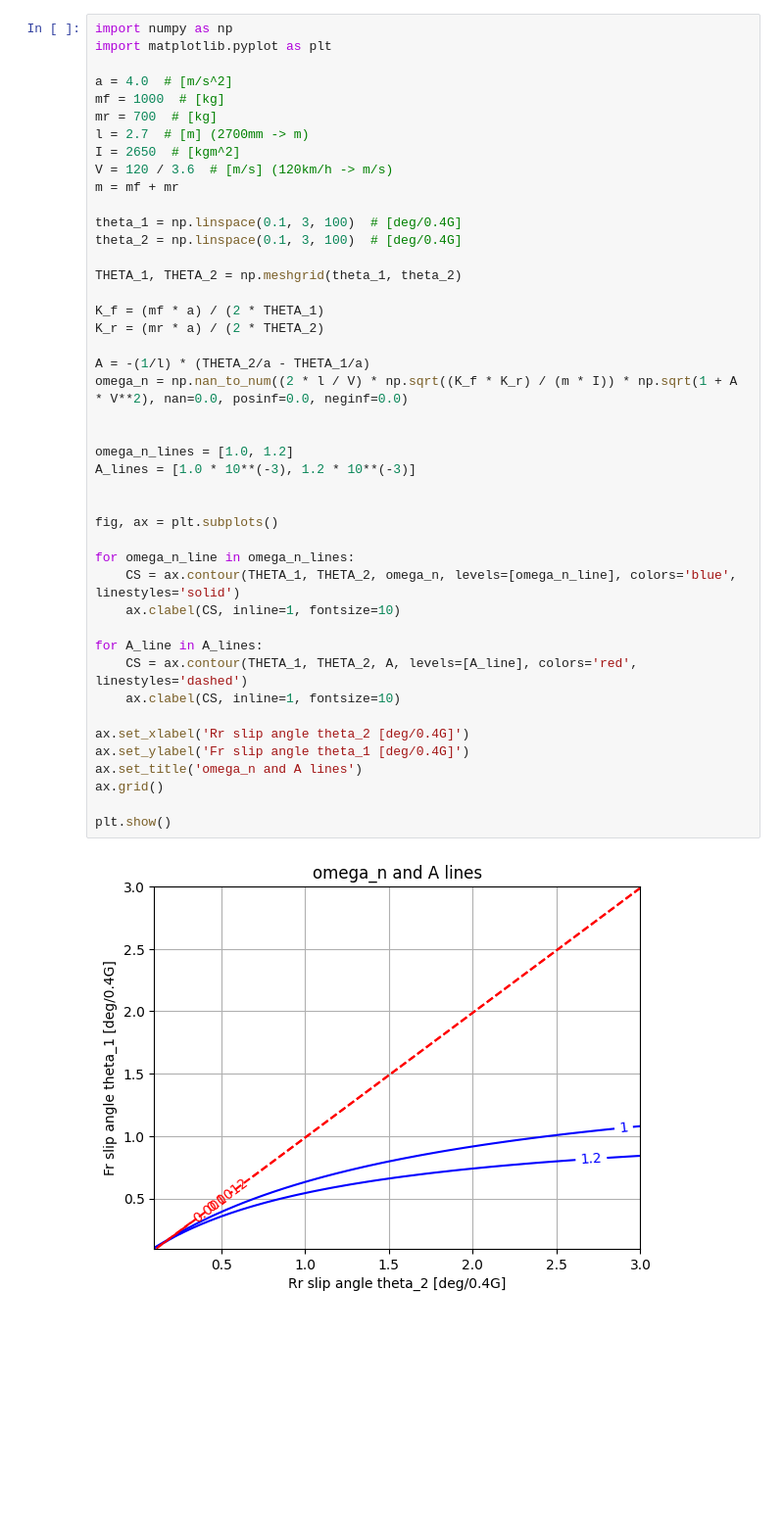
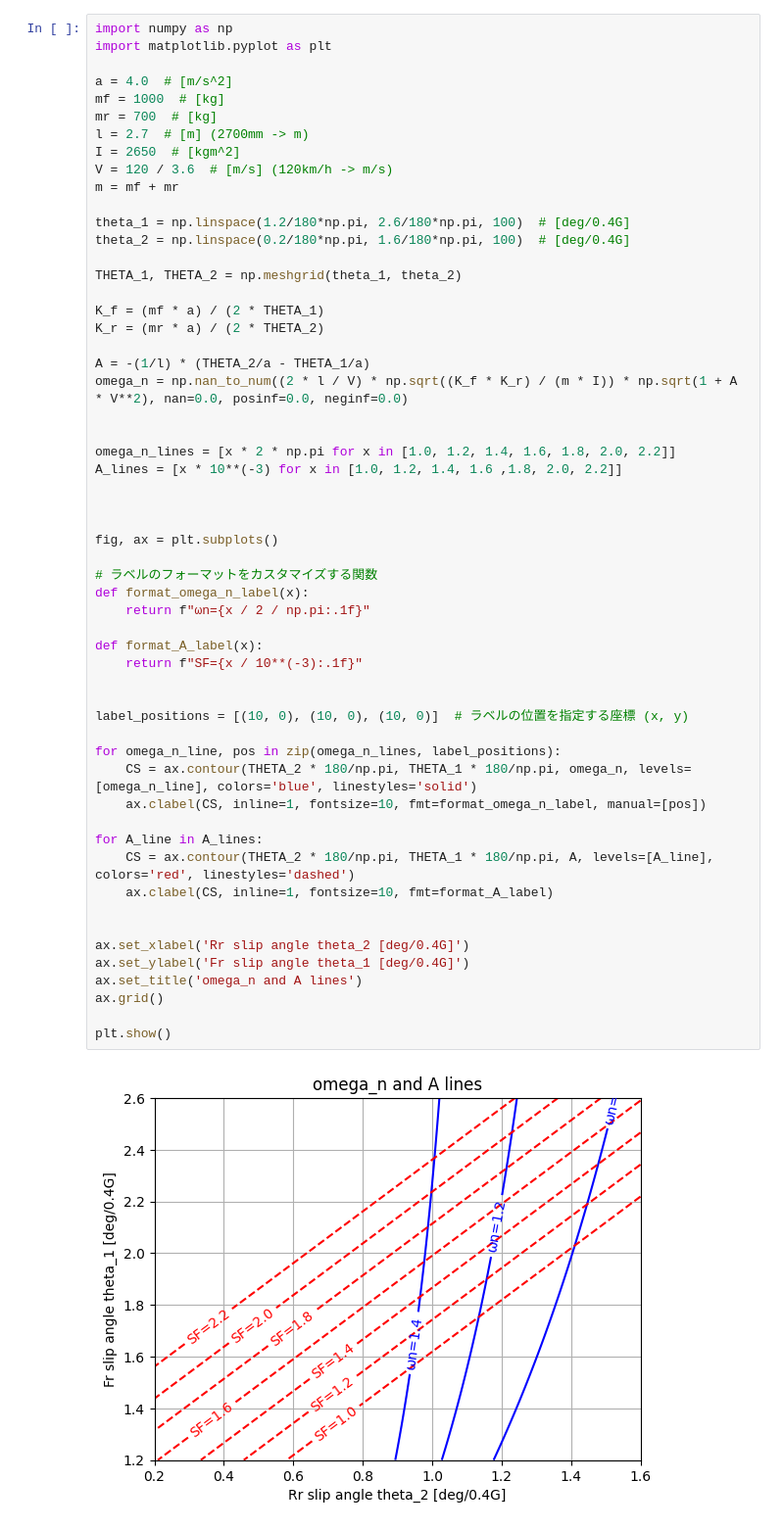
Before and after one commit to moko-middo/temp, a Jupyter notebook: yaw.ipynb, the cells around one changed output. Shown at 98% size. Saved outputs shown, nothing was run; the diff lists cells and outputs as text; blank space fills up the shorter version.

```diff
--- a/yaw.ipynb
+++ b/yaw.ipynb
@@ -7,40 +53,52 @@ mf = 1000  # [kg]
 mr = 700  # [kg]
 l = 2.7  # [m] (2700mm -> m)
 I = 2650  # [kgm^2]
 V = 120 / 3.6  # [m/s] (120km/h -> m/s)
 m = mf + mr
 
-theta_1 = np.linspace(0.1, 3, 100)  # [deg/0.4G]
-theta_2 = np.linspace(0.1, 3, 100)  # [deg/0.4G]
+theta_1 = np.linspace(1.2/180*np.pi, 2.6/180*np.pi, 100)  # [deg/0.4G]
+theta_2 = np.linspace(0.2/180*np.pi, 1.6/180*np.pi, 100)  # [deg/0.4G]
 
 THETA_1, THETA_2 = np.meshgrid(theta_1, theta_2)
 
 K_f = (mf * a) / (2 * THETA_1)
 K_r = (mr * a) / (2 * THETA_2)
 
 A = -(1/l) * (THETA_2/a - THETA_1/a)
 omega_n = np.nan_to_num((2 * l / V) * np.sqrt((K_f * K_r) / (m * I)) * np.sqrt(1 + A * V**2), nan=0.0, posinf=0.0, neginf=0.0)
 
 
-omega_n_lines = [1.0, 1.2]
-A_lines = [1.0 * 10**(-3), 1.2 * 10**(-3)]
+omega_n_lines = [x * 2 * np.pi for x in [1.0, 1.2, 1.4, 1.6, 1.8, 2.0, 2.2]]
+A_lines = [x * 10**(-3) for x in [1.0, 1.2, 1.4, 1.6 ,1.8, 2.0, 2.2]]
+
 
 
 fig, ax = plt.subplots()
 
-for omega_n_line in omega_n_lines:
-    CS = ax.contour(THETA_1, THETA_2, omega_n, levels=[omega_n_line], colors='blue', linestyles='solid')
-    ax.clabel(CS, inline=1, fontsize=10)
+# ラベルのフォーマットをカスタマイズする関数
+def format_omega_n_label(x):
+    return f"ωn={x / 2 / np.pi:.1f}"
+
+def format_A_label(x):
+    return f"SF={x / 10**(-3):.1f}"
+
+
+label_positions = [(10, 0), (10, 0), (10, 0)]  # ラベルの位置を指定する座標 (x, y)
+
+for omega_n_line, pos in zip(omega_n_lines, label_positions):
+    CS = ax.contour(THETA_2 * 180/np.pi, THETA_1 * 180/np.pi, omega_n, levels=[omega_n_line], colors='blue', linestyles='solid')
+    ax.clabel(CS, inline=1, fontsize=10, fmt=format_omega_n_label, manual=[pos])
 
 for A_line in A_lines:
-    CS = ax.contour(THETA_1, THETA_2, A, levels=[A_line], colors='red', linestyles='dashed')
-    ax.clabel(CS, inline=1, fontsize=10)
+    CS = ax.contour(THETA_2 * 180/np.pi, THETA_1 * 180/np.pi, A, levels=[A_line], colors='red', linestyles='dashed')
+    ax.clabel(CS, inline=1, fontsize=10, fmt=format_A_label)
+
 
 ax.set_xlabel('Rr slip angle theta_2 [deg/0.4G]')
 ax.set_ylabel('Fr slip angle theta_1 [deg/0.4G]')
 ax.set_title('omega_n and A lines')
 ax.grid()
 
 plt.show()
 # %% [output]
-[figure, old version]
+[figure, new version]
```
Also changed, not shown: parts of 3 cells of this notebook.
